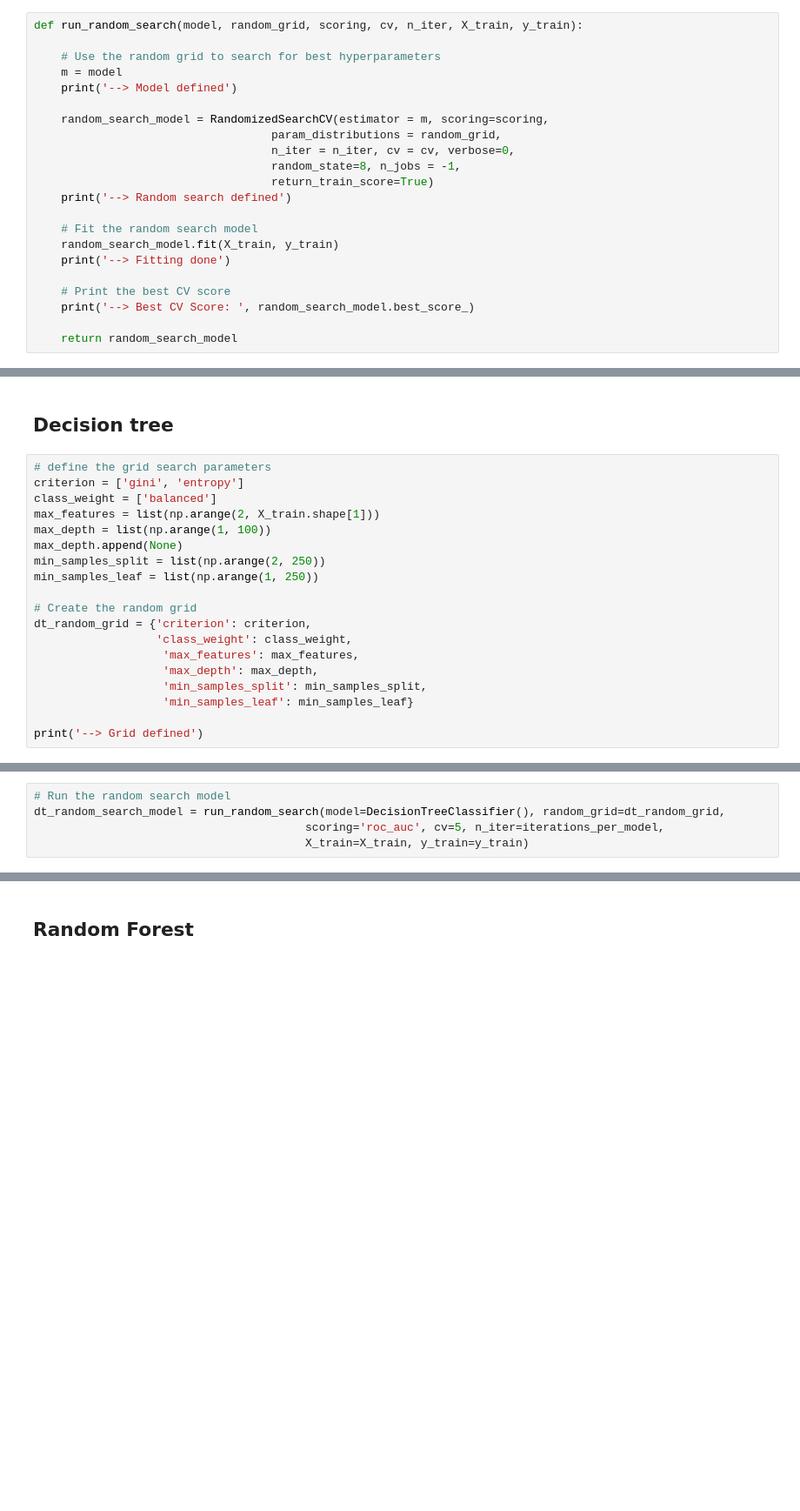
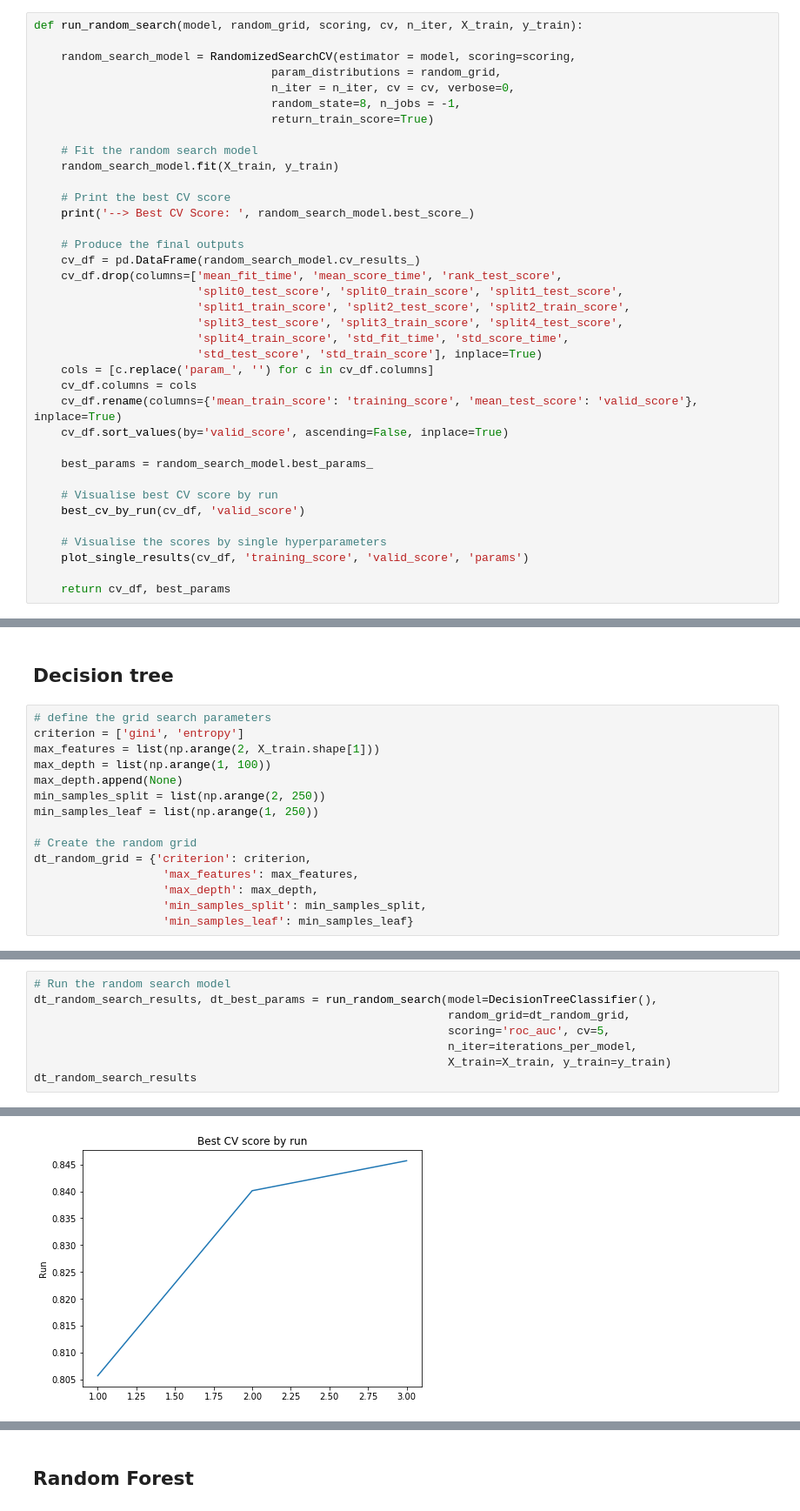
Before and after one commit to jdingram/mimic, a Jupyter notebook: notebooks/2_baseline_models.ipynb, the cells around one changed output, grey strips where cells are left out. Shown: that part at 87% size. Drawn from its saved outputs; the diff is of its cells as text; blank space fills up the shorter version.

```diff
--- a/notebooks/2_baseline_models.ipynb
+++ b/notebooks/2_baseline_models.ipynb
@@ -76,22 +76,37 @@ to_s3(obj=logistic_model, bucket='mimic-jamesi', filepath='models/logistic_regre
 # %%
 def run_random_search(model, random_grid, scoring, cv, n_iter, X_train, y_train):
 
-    # Use the random grid to search for best hyperparameters
-    m = model
-    print('--> Model defined')
-
-    random_search_model = RandomizedSearchCV(estimator = m, scoring=scoring,
+    random_search_model = RandomizedSearchCV(estimator = model, scoring=scoring,
                                    param_distributions = random_grid,
                                    n_iter = n_iter, cv = cv, verbose=0,
                                    random_state=8, n_jobs = -1,
                                    return_train_score=True)
-    print('--> Random search defined')
 
     # Fit the random search model
     random_search_model.fit(X_train, y_train)
-    print('--> Fitting done')
 
     # Print the best CV score
     print('--> Best CV Score: ', random_search_model.best_score_)
 
-    return random_search_model
+    # Produce the final outputs
+    cv_df = pd.DataFrame(random_search_model.cv_results_)
+    cv_df.drop(columns=['mean_fit_time', 'mean_score_time', 'rank_test_score',
+                        'split0_test_score', 'split0_train_score', 'split1_test_score',
+                        'split1_train_score', 'split2_test_score', 'split2_train_score',
+                        'split3_test_score', 'split3_train_score', 'split4_test_score',
+                        'split4_train_score', 'std_fit_time', 'std_score_time',
+                        'std_test_score', 'std_train_score'], inplace=True)
+    cols = [c.replace('param_', '') for c in cv_df.columns]
+    cv_df.columns = cols
+    cv_df.rename(columns={'mean_train_score': 'training_score', 'mean_test_score': 'valid_score'}, inplace=True)
+    cv_df.sort_values(by='valid_score', ascending=False, inplace=True)
+
+    best_params = random_search_model.best_params_
+
+    # Visualise best CV score by run
+    best_cv_by_run(cv_df, 'valid_score')
+
+    # Visualise the scores by single hyperparameters
+    plot_single_results(cv_df, 'training_score', 'valid_score', 'params')
+
+    return cv_df, best_params
@@ -134,7 +115,6 @@ def final_run(random_search_model, classifier, model_name):
 # %%
 # define the grid search parameters
 criterion = ['gini', 'entropy']
-class_weight = ['balanced']
 max_features = list(np.arange(2, X_train.shape[1]))
 max_depth = list(np.arange(1, 100))
 max_depth.append(None)
@@ -143,10 +123,7 @@ min_samples_leaf = list(np.arange(1, 250))
 
 # Create the random grid
 dt_random_grid = {'criterion': criterion,
-                  'class_weight': class_weight,
                    'max_features': max_features,
                    'max_depth': max_depth,
                    'min_samples_split': min_samples_split,
                    'min_samples_leaf': min_samples_leaf}
-
-print('--> Grid defined')
@@ -155,6 +130,9 @@ print('--> Grid defined')
 # %%
 # Run the random search model
-dt_random_search_model = run_random_search(model=DecisionTreeClassifier(), random_grid=dt_random_grid,
-                                        scoring='roc_auc', cv=5, n_iter=iterations_per_model,
-                                        X_train=X_train, y_train=y_train)
+dt_random_search_results, dt_best_params = run_random_search(model=DecisionTreeClassifier(),
+                                                             random_grid=dt_random_grid,
+                                                             scoring='roc_auc', cv=5,
+                                                             n_iter=iterations_per_model,
+                                                             X_train=X_train, y_train=y_train)
+dt_random_search_results
 # %% [output]
@@ -164,0 +142 @@ dt_random_search_model = run_random_search(model=DecisionTreeClassifier(), rando
+[figure, added]
```
Also changed, not shown: parts of 11 cells of this notebook, 3 other files.
